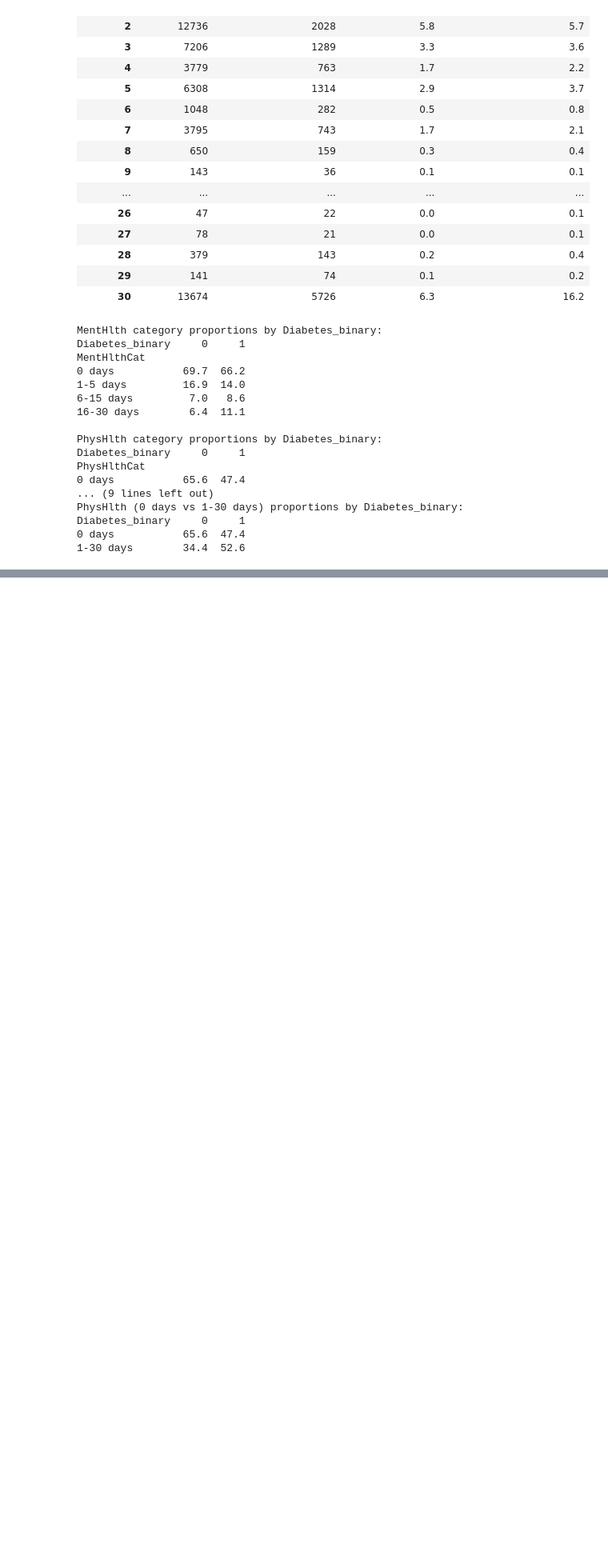
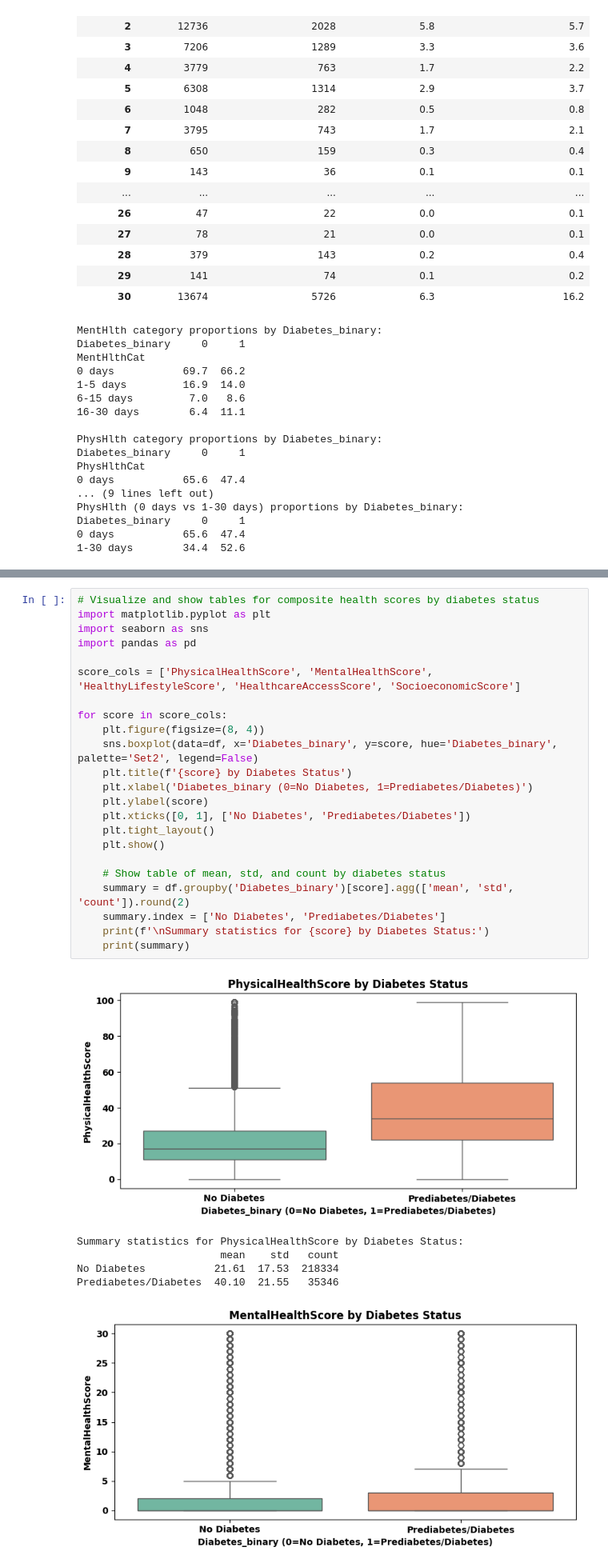
Before and after one commit to vijaivimu/SDS-CP035-gluco-track, a Jupyter notebook: beginner/submissions/team-members/NooraAlakulppi/noora-CP035.ipynb, the cells around one changed output, grey strips where cells are left out. Shown at 80% size. Drawn from its saved outputs; the diff is of its cells as text; blank space fills up the shorter version.

```diff
--- a/beginner/submissions/team-members/NooraAlakulppi/noora-CP035.ipynb
+++ b/beginner/submissions/team-members/NooraAlakulppi/noora-CP035.ipynb
@@ -938,0 +1071,30 @@ Diabetes_binary     0     1
+# %%
+# Visualize and show tables for composite health scores by diabetes status
+import matplotlib.pyplot as plt
+import seaborn as sns
+import pandas as pd
+
+score_cols = ['PhysicalHealthScore', 'MentalHealthScore', 'HealthyLifestyleScore', 'HealthcareAccessScore', 'SocioeconomicScore']
+
+for score in score_cols:
+    plt.figure(figsize=(8, 4))
+    sns.boxplot(data=df, x='Diabetes_binary', y=score, hue='Diabetes_binary', palette='Set2', legend=False)
+    plt.title(f'{score} by Diabetes Status')
+    plt.xlabel('Diabetes_binary (0=No Diabetes, 1=Prediabetes/Diabetes)')
+    plt.ylabel(score)
+    plt.xticks([0, 1], ['No Diabetes', 'Prediabetes/Diabetes'])
+    plt.tight_layout()
+    plt.show()
+
+    # Show table of mean, std, and count by diabetes status
+    summary = df.groupby('Diabetes_binary')[score].agg(['mean', 'std', 'count']).round(2)
+    summary.index = ['No Diabetes', 'Prediabetes/Diabetes']
+    print(f'\nSummary statistics for {score} by Diabetes Status:')
+    print(summary)
+# %% [output]
+[figure, added]
+Summary statistics for PhysicalHealthScore by Diabetes Status:
+                       mean    std   count
+No Diabetes           21.61  17.53  218334
+Prediabetes/Diabetes  40.10  21.55   35346
+[figure, added]
```
Also changed, not shown: parts of 9 cells of this notebook.
